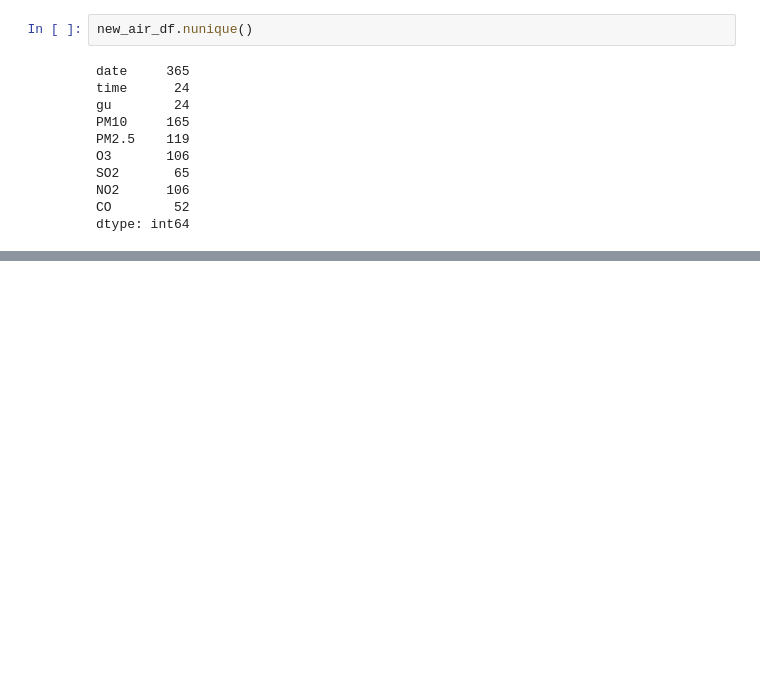
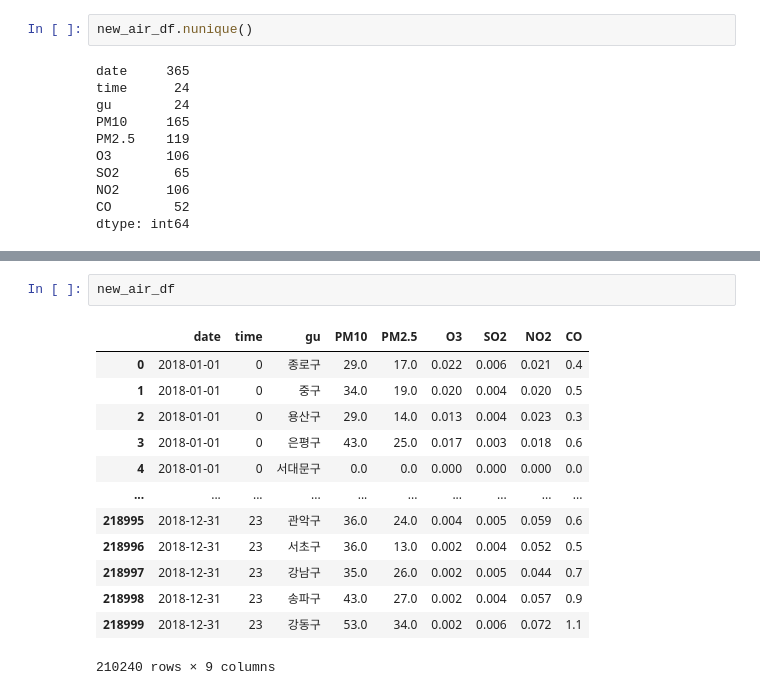
Before and after one commit to je0nh/yd3-MLOps_pj, a Jupyter notebook: ML.ipynb, the cells around one changed output, grey strips where cells are left out. Drawn from its saved outputs; the diff is of its cells as text; blank space fills up the shorter version.

```diff
--- a/ML.ipynb
+++ b/ML.ipynb
@@ -454,0 +430,16 @@ Index: []
+# %%
+new_air_df
+# %% [output]
+|  | date | time | gu | PM10 | PM2.5 | O3 | SO2 | NO2 | CO |
+| 0 | 2018-01-01 | 0 | 종로구 | 29.0 | 17.0 | 0.022 | 0.006 | 0.021 | 0.4 |
+| 1 | 2018-01-01 | 0 | 중구 | 34.0 | 19.0 | 0.020 | 0.004 | 0.020 | 0.5 |
+| 2 | 2018-01-01 | 0 | 용산구 | 29.0 | 14.0 | 0.013 | 0.004 | 0.023 | 0.3 |
+| 3 | 2018-01-01 | 0 | 은평구 | 43.0 | 25.0 | 0.017 | 0.003 | 0.018 | 0.6 |
+| 4 | 2018-01-01 | 0 | 서대문구 | 0.0 | 0.0 | 0.000 | 0.000 | 0.000 | 0.0 |
+| ... | ... | ... | ... | ... | ... | ... | ... | ... | ... |
+| 218995 | 2018-12-31 | 23 | 관악구 | 36.0 | 24.0 | 0.004 | 0.005 | 0.059 | 0.6 |
+| 218996 | 2018-12-31 | 23 | 서초구 | 36.0 | 13.0 | 0.002 | 0.004 | 0.052 | 0.5 |
+| 218997 | 2018-12-31 | 23 | 강남구 | 35.0 | 26.0 | 0.002 | 0.005 | 0.044 | 0.7 |
+| 218998 | 2018-12-31 | 23 | 송파구 | 43.0 | 27.0 | 0.002 | 0.004 | 0.057 | 0.9 |
+| 218999 | 2018-12-31 | 23 | 강동구 | 53.0 | 34.0 | 0.002 | 0.006 | 0.072 | 1.1 |
+210240 rows × 9 columns
```
Also changed, not shown: parts of 15 cells of this notebook.
